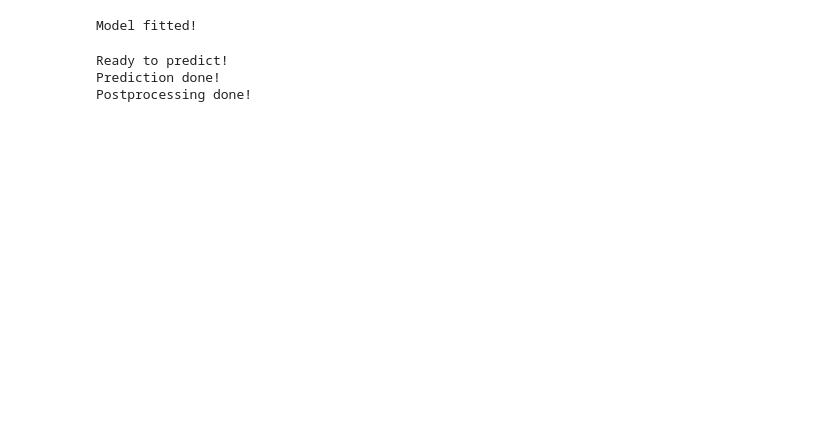
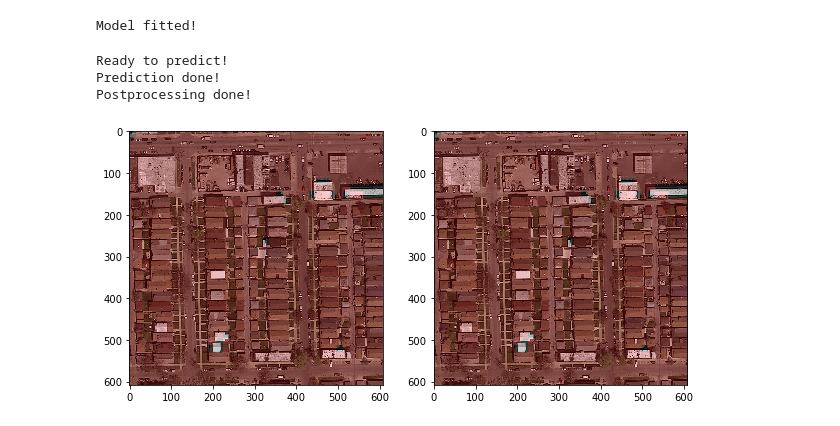
Before and after one commit to pdedumast/ML_project2, a Jupyter notebook: road_sementation_LogReg_eval.ipynb, the cells around one changed output. Saved outputs shown, nothing was run; the diff lists cells and outputs as text; code cells hidden in the pictures; blank space fills up the shorter version.

```diff
--- a/road_sementation_LogReg_eval.ipynb
+++ b/road_sementation_LogReg_eval.ipynb
@@ -64,7 +69,9 @@ print('Computed ' + str(X.shape[1]) + ' features for ' + str(X.shape[0]) + ' pat
 #
 y = np.asarray([value_to_class(np.mean(gt_patches[i])) for i in range(len(gt_patches))])
 
-C_opt = 1e-5
+lambdas = np.logspace(-5, 0, 8)
+Cs = [np.ceil(1/lambda_) for lambda_ in lambdas]
+C_opt = Cs[4]
 
 logreg = linear_model.LogisticRegression(C = C_opt, class_weight="balanced")
 logreg.fit(X, y)
@@ -98,9 +105,9 @@ X_eval = np.asarray([img_patches_test[i][j] for i in range(len(img_patches_test)
 
 # Extract, augment & standardize features
 X_eval = np.asarray([ extract_features(X_eval[i]) for i in range(len(X_eval))])
-X_eval = features_augmentation(X_eval)
+# X_eval = features_augmentation(X_eval)
 X_eval -= np.mean(X_eval)
-X_eval /= np.std(X_eval, axis = 0)
+# X_eval /= np.std(X_eval, axis = 0)
 print("Ready to predict!")
 
 #
@@ -108,6 +115,13 @@ print("Ready to predict!")
 #
 Z_eval = logreg.predict(X_eval)
 print("Prediction done!")
+
+
+#
+# Save prediction
+#
+create_submission(Z_eval, "submission_LogReg.csv")
+
 
 
 #
@@ -125,13 +139,19 @@ for i in range(0, num_patch_total, num_patch_by_img):
     z_reshaped.append(np.reshape(z_crt, [608 // 16, 608 // 16]))
 
 # Run post process
+z_reshaped_pp = z_reshaped
 for ind, label_img in enumerate(z_reshaped):
     label_img = postprocess(label_img)
-    z_reshaped[ind] = np.reshape(label_img, [z_crt.shape[0]])
+    z_reshaped_pp[ind] = np.reshape(label_img, [z_crt.shape[0]])
 
 # Convert list as array
-Z_eval_pp = np.concatenate( z_reshaped , axis = 0 )
+Z_eval_pp = np.concatenate( z_reshaped_pp , axis = 0 )
 print("Postprocessing done!")
+
+#
+# Save prediction
+#
+create_submission(Z_eval_pp, "submission_LogReg_pp.csv")
 # %% [output]
 Ready to predict!
 Prediction done!
@@ -143,0 +159,19 @@ create_submission(Z_eval_pp, "submission_LogReg_pp.csv")
+# %%
+for img_idx in range(1):
+
+    w = imgs_test[img_idx].shape[0]
+    h = imgs_test[img_idx].shape[1]
+    patch_size = 16
+
+    fig1, [ax1,ax2] = plt.subplots(nrows = 1, ncols = 2, figsize=(10,5))
+    pred = z_reshaped[img_idx]
+    pred_img = label_to_img(w, h, patch_size, patch_size, pred)
+    new_img = make_img_overlay(imgs_test[img_idx], pred_img)
+    ax1.imshow(new_img)
+
+    pred = z_reshaped_pp[img_idx]
+    pred_img = label_to_img(w, h, patch_size, patch_size, pred)
+    new_img = make_img_overlay(imgs_test[img_idx], pred_img)
+    ax2.imshow(new_img)
+# %% [output]
+[figure, added]
```
Also changed, not shown: parts of 3 cells of this notebook, 2 other files.
